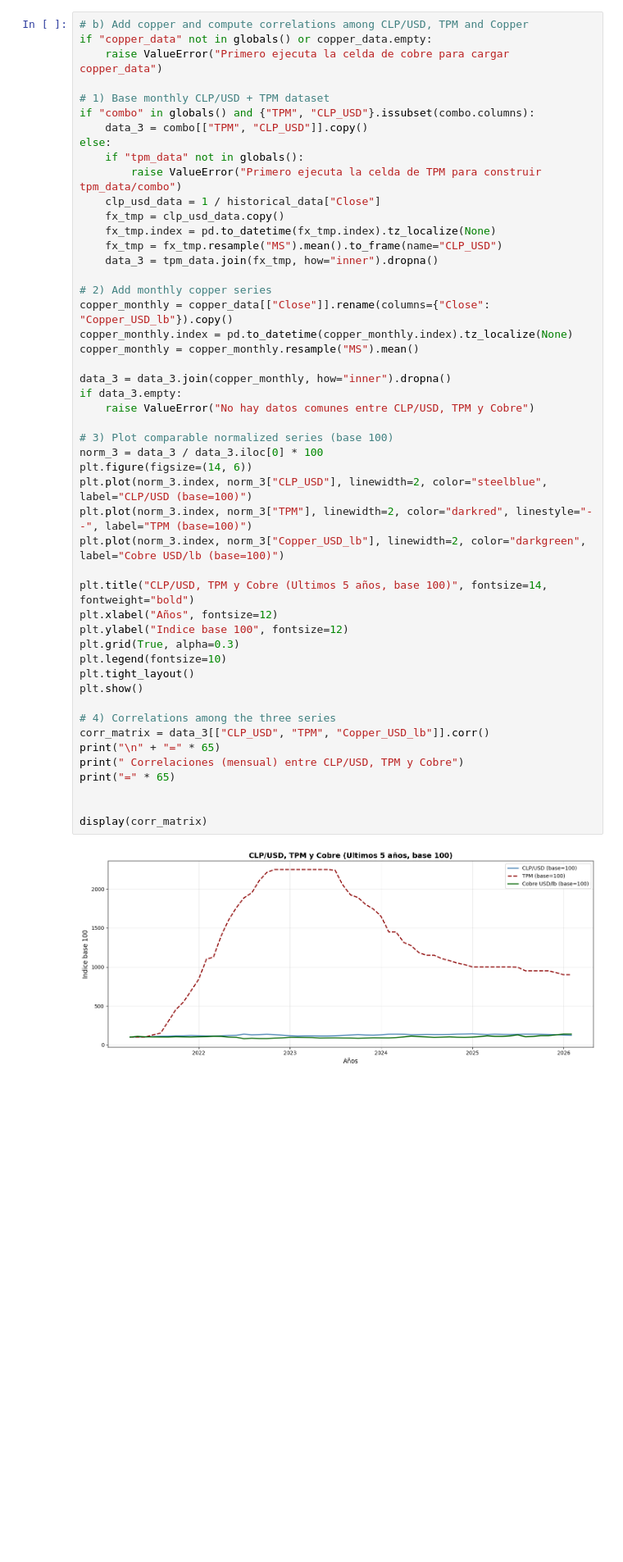
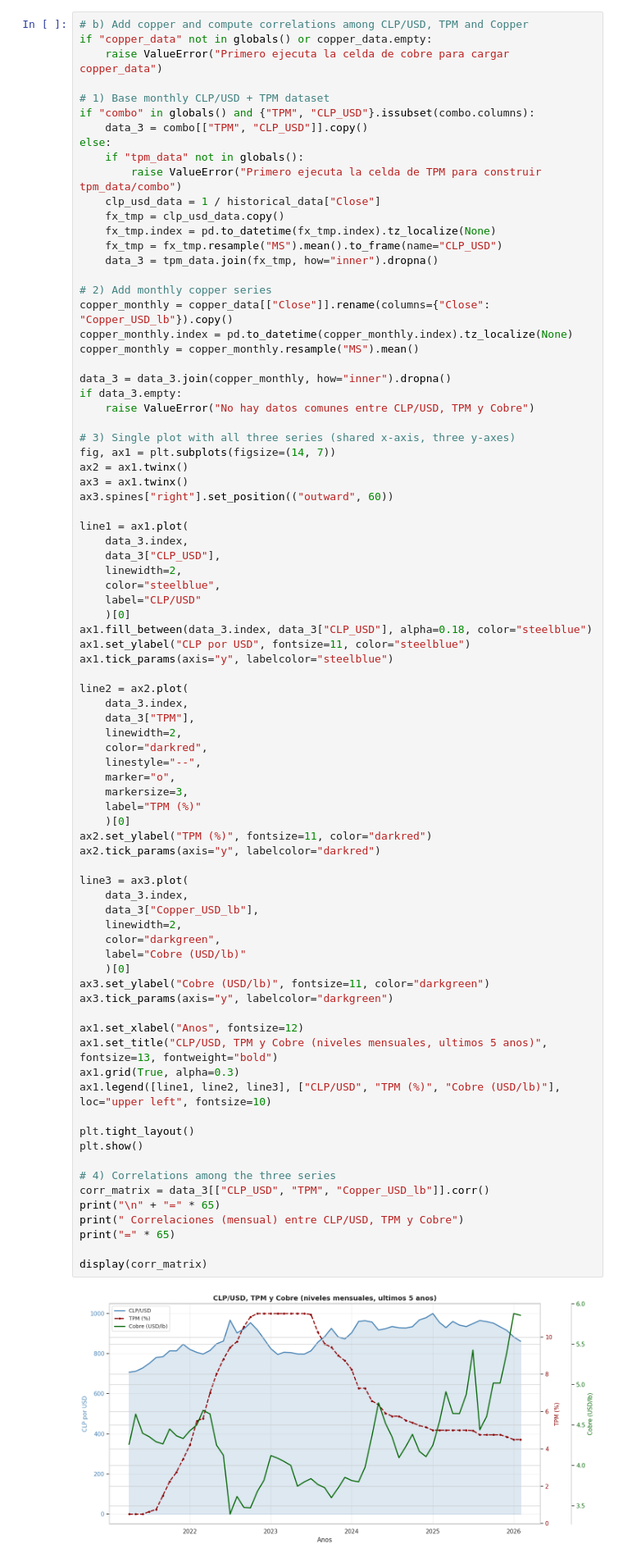
Before and after one commit to Gottch7897/iit414w-lab01-TheUltrakills, a Jupyter notebook: EvalProyectos/Tarea1.ipynb/Tarea1.ipynb, the cells around one changed output. Shown at 82% size. Drawn from its saved outputs; the diff is of its cells as text; blank space fills up the shorter version.

```diff
--- a/EvalProyectos/Tarea1.ipynb/Tarea1.ipynb
+++ b/EvalProyectos/Tarea1.ipynb/Tarea1.ipynb
@@ -603,46 +637,78 @@ if "combo" in globals() and {"TPM", "CLP_USD"}.issubset(combo.columns):
 else:
     if "tpm_data" not in globals():
         raise ValueError("Primero ejecuta la celda de TPM para construir tpm_data/combo")
     clp_usd_data = 1 / historical_data["Close"]
     fx_tmp = clp_usd_data.copy()
     fx_tmp.index = pd.to_datetime(fx_tmp.index).tz_localize(None)
     fx_tmp = fx_tmp.resample("MS").mean().to_frame(name="CLP_USD")
     data_3 = tpm_data.join(fx_tmp, how="inner").dropna()
 
 # 2) Add monthly copper series
 copper_monthly = copper_data[["Close"]].rename(columns={"Close": "Copper_USD_lb"}).copy()
 copper_monthly.index = pd.to_datetime(copper_monthly.index).tz_localize(None)
 copper_monthly = copper_monthly.resample("MS").mean()
 
 data_3 = data_3.join(copper_monthly, how="inner").dropna()
 if data_3.empty:
     raise ValueError("No hay datos comunes entre CLP/USD, TPM y Cobre")
 
-# 3) Plot comparable normalized series (base 100)
-norm_3 = data_3 / data_3.iloc[0] * 100
-plt.figure(figsize=(14, 6))
-plt.plot(norm_3.index, norm_3["CLP_USD"], linewidth=2, color="steelblue", label="CLP/USD (base=100)")
-plt.plot(norm_3.index, norm_3["TPM"], linewidth=2, color="darkred", linestyle="--", label="TPM (base=100)")
-plt.plot(norm_3.index, norm_3["Copper_USD_lb"], linewidth=2, color="darkgreen", label="Cobre USD/lb (base=100)")
+# 3) Single plot with all three series (shared x-axis, three y-axes)
+fig, ax1 = plt.subplots(figsize=(14, 7))
+ax2 = ax1.twinx()
+ax3 = ax1.twinx()
+ax3.spines["right"].set_position(("outward", 60))
 
-plt.title("CLP/USD, TPM y Cobre (Ultimos 5 años, base 100)", fontsize=14, fontweight="bold")
-plt.xlabel("Años", fontsize=12)
-plt.ylabel("Indice base 100", fontsize=12)
-plt.grid(True, alpha=0.3)
-plt.legend(fontsize=10)
+line1 = ax1.plot(
+    data_3.index,
+    data_3["CLP_USD"],
+    linewidth=2,
+    color="steelblue",
+    label="CLP/USD"
+    )[0]
+ax1.fill_between(data_3.index, data_3["CLP_USD"], alpha=0.18, color="steelblue")
+ax1.set_ylabel("CLP por USD", fontsize=11, color="steelblue")
+ax1.tick_params(axis="y", labelcolor="steelblue")
+
+line2 = ax2.plot(
+    data_3.index,
+    data_3["TPM"],
+    linewidth=2,
+    color="darkred",
+    linestyle="--",
+    marker="o",
+    markersize=3,
+    label="TPM (%)"
+    )[0]
+ax2.set_ylabel("TPM (%)", fontsize=11, color="darkred")
+ax2.tick_params(axis="y", labelcolor="darkred")
+
+line3 = ax3.plot(
+    data_3.index,
+    data_3["Copper_USD_lb"],
+    linewidth=2,
+    color="darkgreen",
+    label="Cobre (USD/lb)"
+    )[0]
+ax3.set_ylabel("Cobre (USD/lb)", fontsize=11, color="darkgreen")
+ax3.tick_params(axis="y", labelcolor="darkgreen")
+
+ax1.set_xlabel("Anos", fontsize=12)
+ax1.set_title("CLP/USD, TPM y Cobre (niveles mensuales, ultimos 5 anos)", fontsize=13, fontweight="bold")
+ax1.grid(True, alpha=0.3)
+ax1.legend([line1, line2, line3], ["CLP/USD", "TPM (%)", "Cobre (USD/lb)"], loc="upper left", fontsize=10)
+
 plt.tight_layout()
 plt.show()
 
 # 4) Correlations among the three series
 corr_matrix = data_3[["CLP_USD", "TPM", "Copper_USD_lb"]].corr()
 print("\n" + "=" * 65)
 print(" Correlaciones (mensual) entre CLP/USD, TPM y Cobre")
 print("=" * 65)
 
-
 display(corr_matrix)
 # %% [output]
-[figure, old version]
+[figure, new version]
 =================================================================
  Correlaciones (mensual) entre CLP/USD, TPM y Cobre
 =================================================================
```
Also changed, not shown: parts of 6 cells of this notebook.
